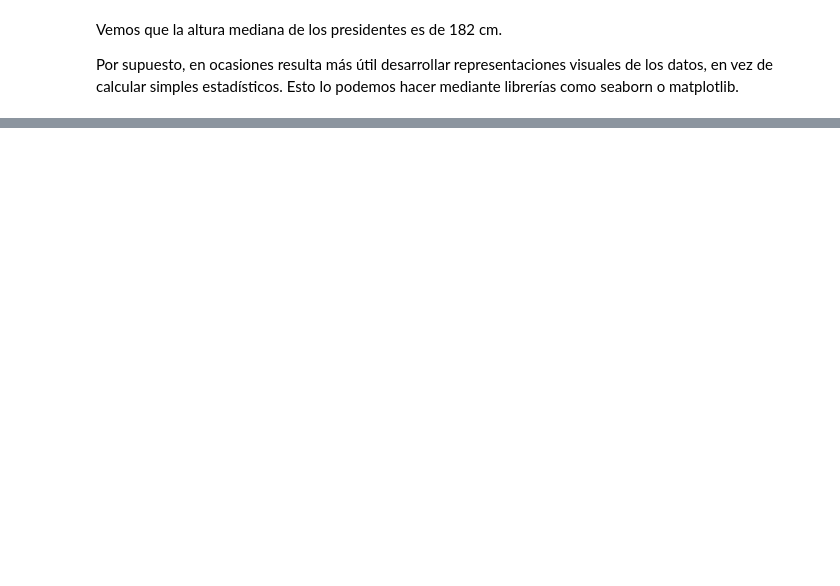
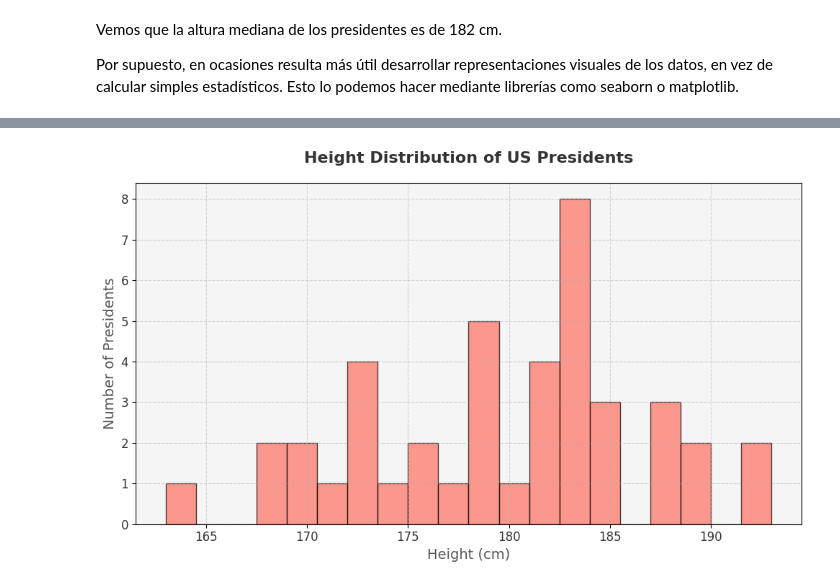
Before and after one commit to JLGOrtega/repo-clase-dsvlcsep24, a Jupyter notebook: 2-Data_Analysis/1-Numpy/teoria/1_Numpy.ipynb, the cells around one changed output, grey strips where cells are left out. Drawn from its saved outputs; the diff is of its cells as text; code cells hidden in the pictures; blank space fills up the shorter version.

```diff
--- a/2-Data_Analysis/1-Numpy/teoria/1_Numpy.ipynb
+++ b/2-Data_Analysis/1-Numpy/teoria/1_Numpy.ipynb
@@ -1052,0 +1186,34 @@ plt.ylabel('number');
+# %%
+import matplotlib.pyplot as plt
+
+# Datos de ejemplo
+# heights = [180, 190, 170, 185, 175, 178, 182, 188, 170, 177, 179, 183, 181, 189, 174, 176]
+
+# Tamaño de la figura
+plt.figure(figsize=(10, 6))
+
+# Crear histograma con un diseño más estilizado
+plt.hist(heights, bins=20, color='#FF6F61', edgecolor='black', alpha=0.7)
+
+# Añadir título con formato profesional
+plt.title('Height Distribution of US Presidents', fontsize=16, fontweight='bold', color='#333333', pad=20)
+
+# Etiquetas de los ejes con un tamaño de letra adecuado
+plt.xlabel('Height (cm)', fontsize=14, fontweight='medium', color='#555555')
+plt.ylabel('Number of Presidents', fontsize=14, fontweight='medium', color='#555555')
+
+# Personalización del fondo
+plt.gca().set_facecolor('#F5F5F5')  # Fondo claro para la gráfica
+plt.grid(True, linestyle='--', alpha=0.5)  # Añadir rejilla suave
+
+# Personalizar las marcas de los ejes
+plt.xticks(fontsize=12, color='#333333')
+plt.yticks(fontsize=12, color='#333333')
+
+# Margen adicional en la gráfica para darle aire
+plt.tight_layout()
+
+# Mostrar el gráfico
+plt.show()
+# %% [output]
+[figure, added]
```
Also changed, not shown: parts of 35 cells of this notebook.
